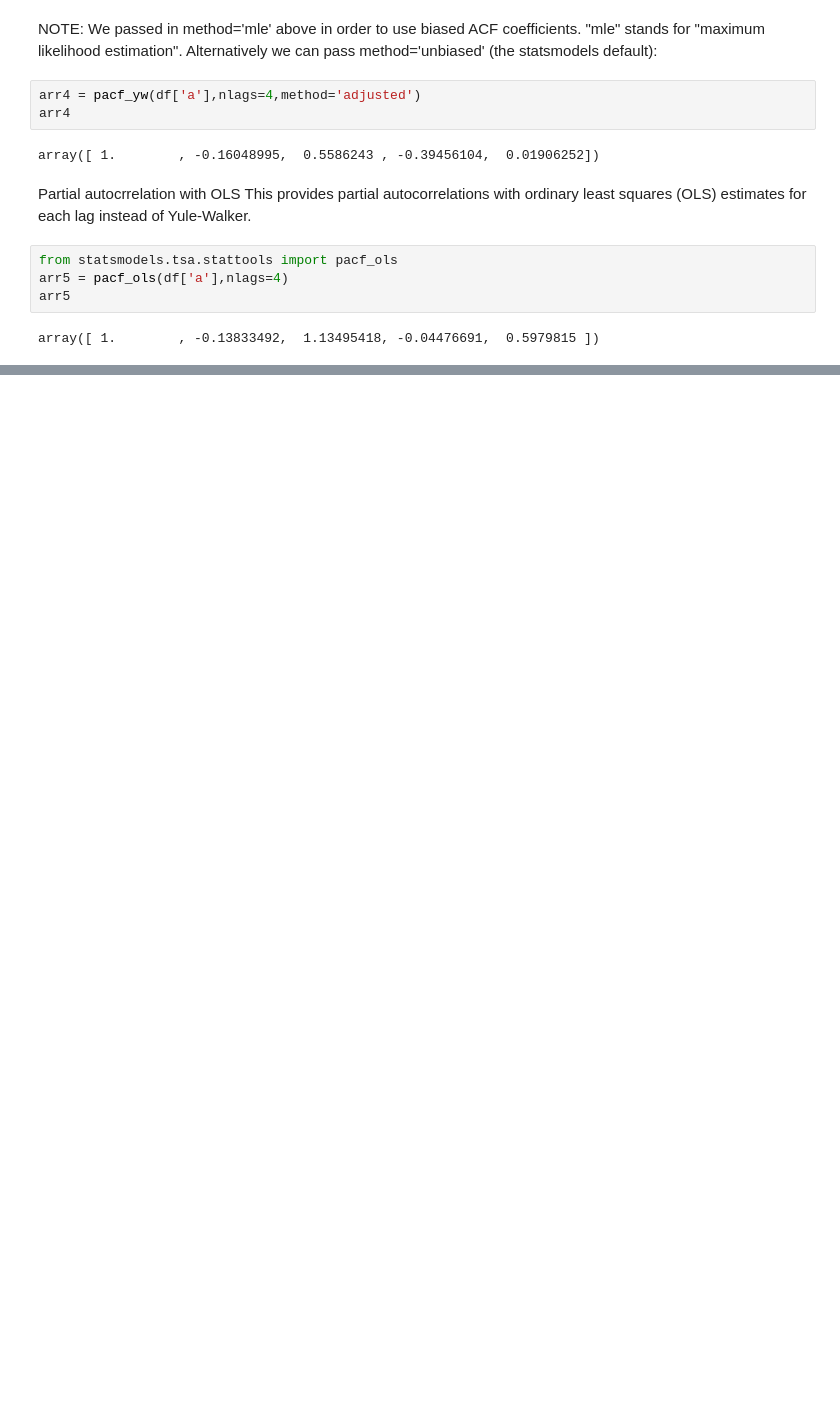
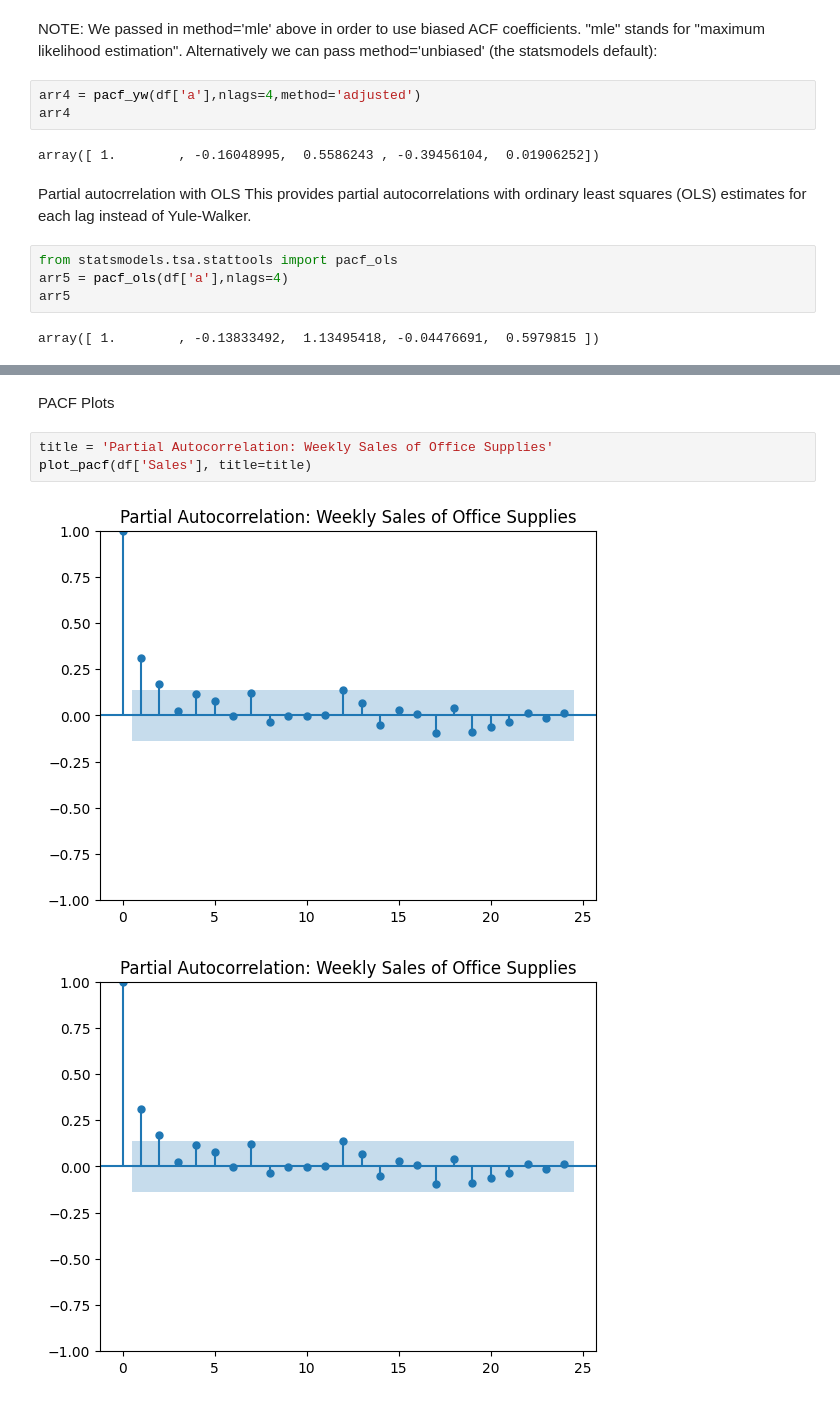
Before and after one commit to Suryasadasivam/Time_series_practice, a Jupyter notebook: Time_series_forecasting_traditional_method.ipynb, the cells around one changed output, grey strips where cells are left out. Saved outputs shown, nothing was run; the diff lists cells and outputs as text; blank space fills up the shorter version.

```diff
--- a/Time_series_forecasting_traditional_method.ipynb
+++ b/Time_series_forecasting_traditional_method.ipynb
@@ -357,0 +449,8 @@ array([ 1.        , -0.13833492,  1.13495418, -0.04476691,  0.5979815 ])
+# %% [markdown]
+PACF Plots
+# %%
+title = 'Partial Autocorrelation: Weekly Sales of Office Supplies'
+plot_pacf(df['Sales'], title=title)
+# %% [output]
+[figure, added]
+[figure, added]
```
Also changed, not shown: parts of 11 cells of this notebook.
